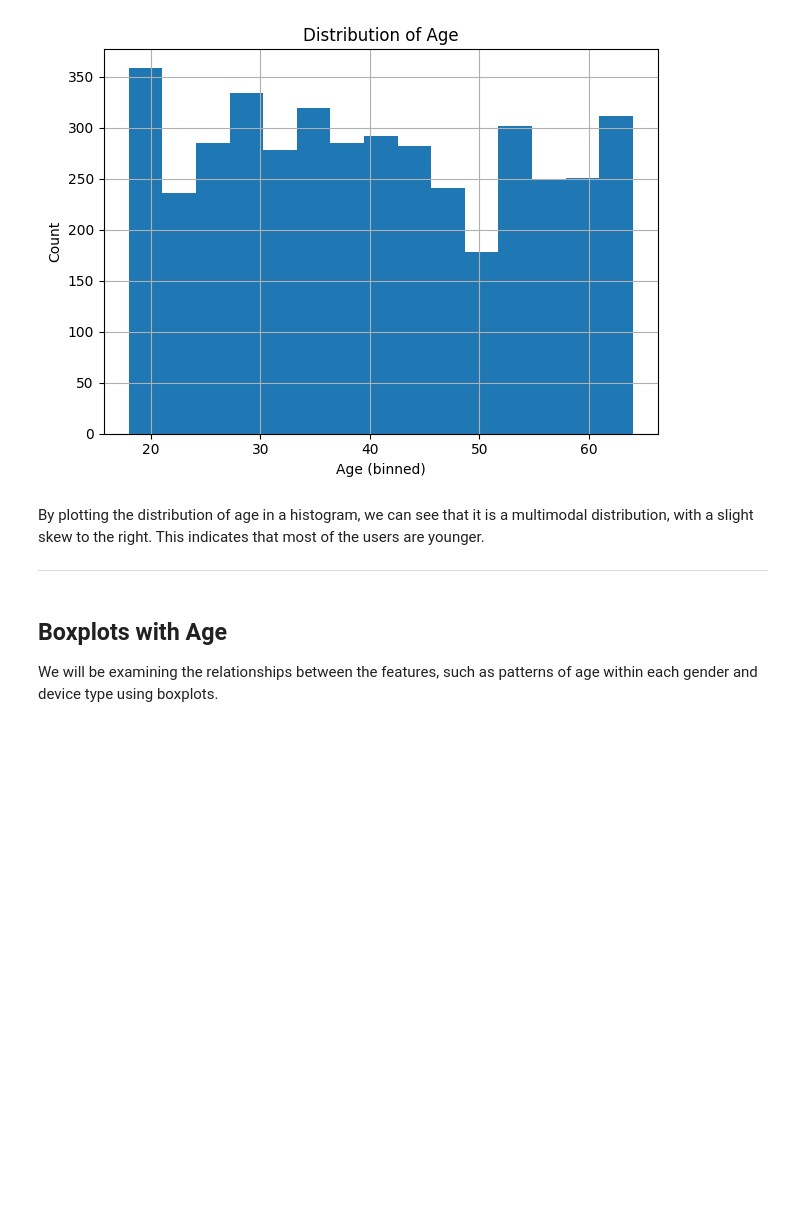
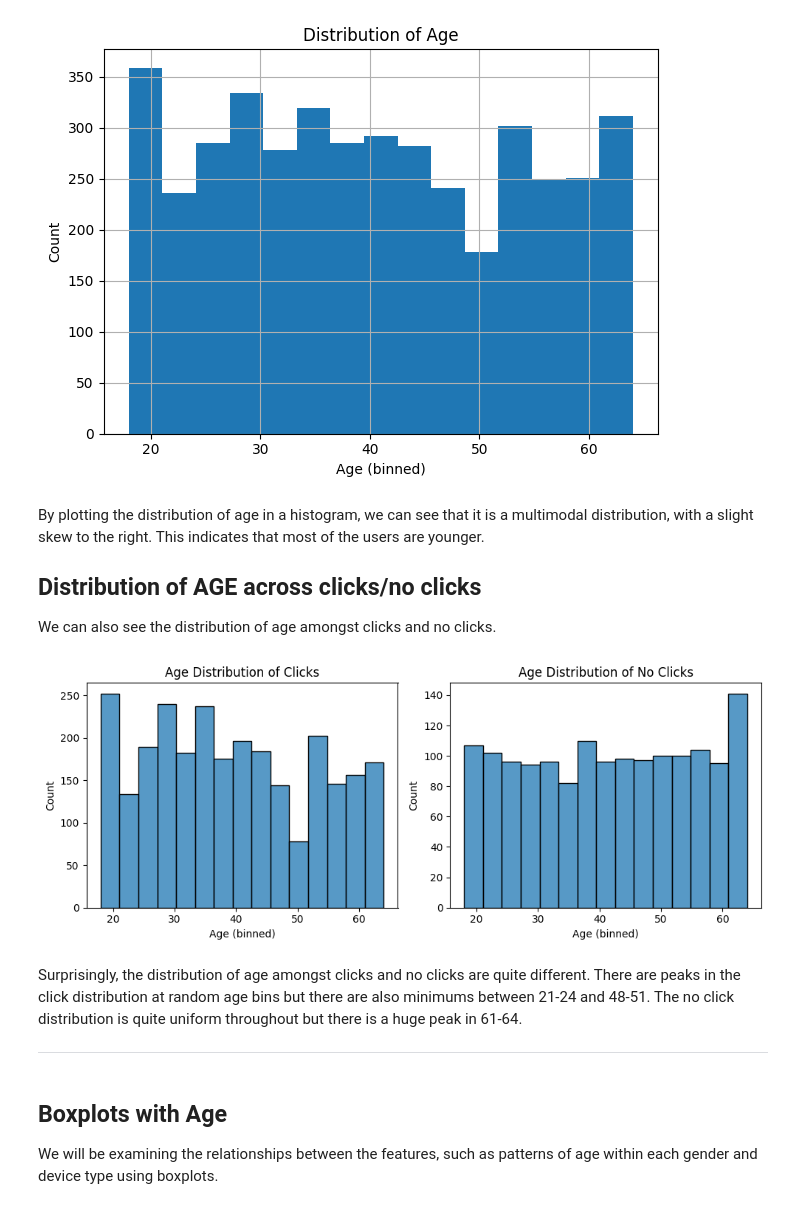
Before and after one commit to zabethe/ad-click-prediction, a Jupyter notebook: A_eda.ipynb, the cells around one changed output. Saved outputs shown, nothing was run; the diff lists cells and outputs as text; code cells hidden in the pictures; blank space fills up the shorter version.

Commit message:
Generating new visualizations

```diff
--- a/A_eda.ipynb
+++ b/A_eda.ipynb
@@ -270,7 +270,33 @@ plt_show('age_histogram')
 # %% [markdown]
 By plotting the distribution of age in a histogram, we can see that it is a multimodal distribution, with a slight skew to the right. This indicates that most of the users are younger.
 
-***
+## Distribution of AGE across clicks/no clicks
+
+We can also see the distribution of age amongst clicks and no clicks.
+# %%
+clicked = adclicks[adclicks['click']==1]
+notclicked = adclicks[adclicks['click']==0]
+
+fig, axes = plt.subplots(nrows=1, ncols=2, figsize=(5*2, 4))
+
+dfs = [clicked, notclicked]
+names = ['Clicks', 'No Clicks']
+
+# Configure display for each subplot
+for ax, df, name in zip(axes.flatten(), dfs, names):
+    # Create a bar plot for each categorical variable
+    sns.histplot(x='age', data=df, ax=ax, bins=15)
+    ax.set_title(f'Age Distribution of {name}')
+    ax.set_xlabel('Age (binned)')
+    ax.set_ylabel('Count')
+
+plt_show('clicked_and_age_histogram')
+# %% [output]
+[figure, added]
+# %% [markdown]
+Surprisingly, the distribution of age amongst clicks and no clicks are quite different. There are peaks in the click distribution at random age bins but there are also minimums between 21-24 and 48-51. The no click distribution is quite uniform throughout but there is a huge peak in 61-64.
+
+***
 # %% [markdown]
 ## Boxplots with Age
 
```
Also changed, not shown: parts of 3 cells of this notebook, 1 other file.
